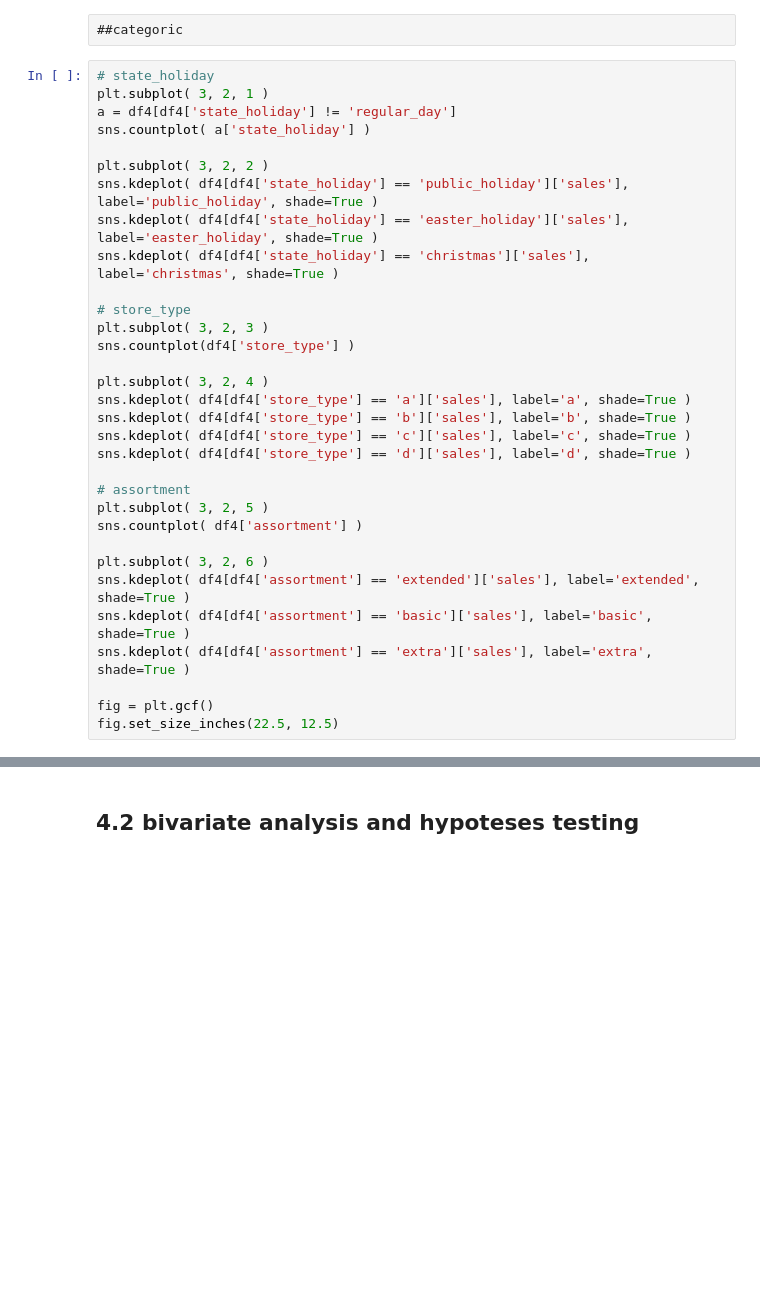
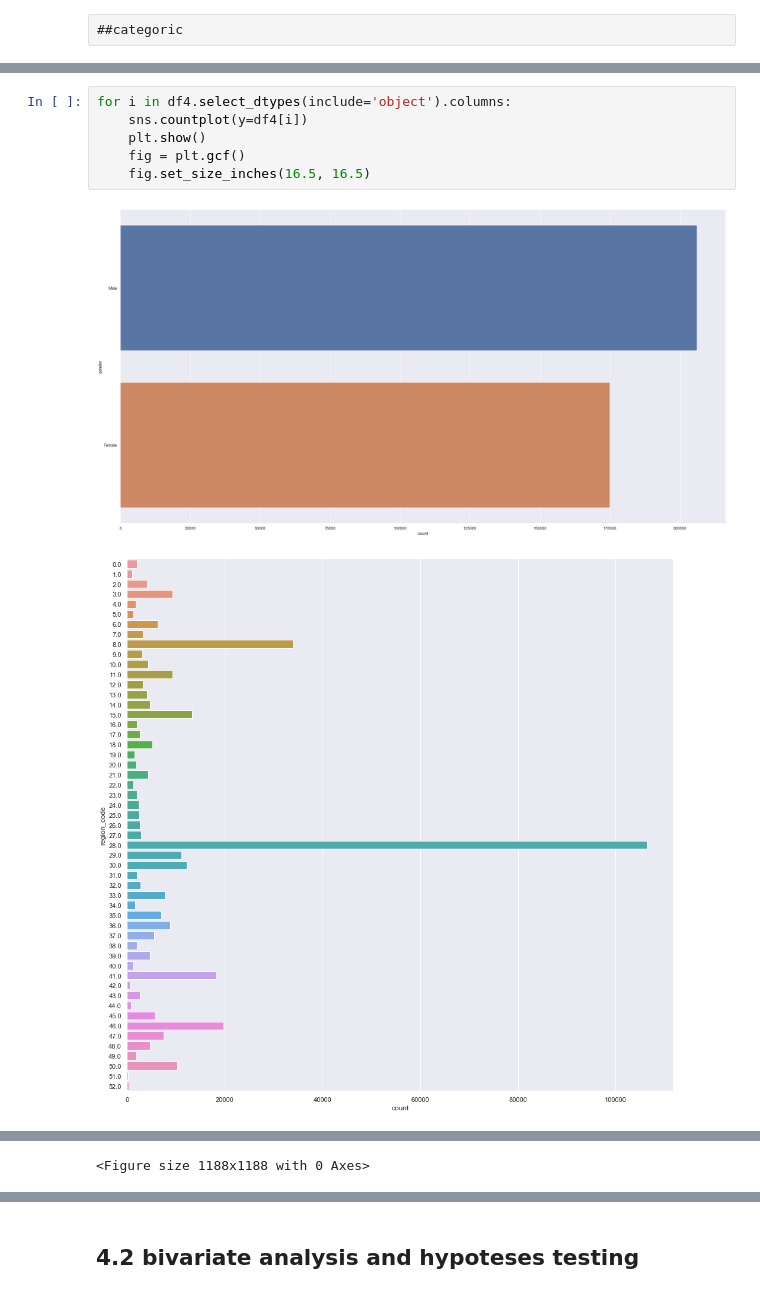
Before and after one commit to ViniciusKos/insurance_cross, a Jupyter notebook: forecast_sales.ipynb, the cells around one changed output, grey strips where cells are left out. Cells and saved outputs as stored; diff of their text form; blank space fills up the shorter version.

```diff
--- a/forecast_sales.ipynb
+++ b/forecast_sales.ipynb
@@ -291,35 +278,3 @@ There's a lot of sales offers concentred in 152 channel.
 There's no concentration in a specific association time with the company.
 # %% [raw]
 ##categoric
-# %%
-# state_holiday
-plt.subplot( 3, 2, 1 )
-a = df4[df4['state_holiday'] != 'regular_day']
-sns.countplot( a['state_holiday'] )
-
-plt.subplot( 3, 2, 2 )
-sns.kdeplot( df4[df4['state_holiday'] == 'public_holiday']['sales'], label='public_holiday', shade=True )
-sns.kdeplot( df4[df4['state_holiday'] == 'easter_holiday']['sales'], label='easter_holiday', shade=True )
-sns.kdeplot( df4[df4['state_holiday'] == 'christmas']['sales'], label='christmas', shade=True )
-
-# store_type
-plt.subplot( 3, 2, 3 )
-sns.countplot(df4['store_type'] )
-
-plt.subplot( 3, 2, 4 )
-sns.kdeplot( df4[df4['store_type'] == 'a']['sales'], label='a', shade=True )
-sns.kdeplot( df4[df4['store_type'] == 'b']['sales'], label='b', shade=True )
-sns.kdeplot( df4[df4['store_type'] == 'c']['sales'], label='c', shade=True )
-sns.kdeplot( df4[df4['store_type'] == 'd']['sales'], label='d', shade=True )
-
-# assortment
-plt.subplot( 3, 2, 5 )
-sns.countplot( df4['assortment'] )
-
-plt.subplot( 3, 2, 6 )
-sns.kdeplot( df4[df4['assortment'] == 'extended']['sales'], label='extended', shade=True )
-sns.kdeplot( df4[df4['assortment'] == 'basic']['sales'], label='basic', shade=True )
-sns.kdeplot( df4[df4['assortment'] == 'extra']['sales'], label='extra', shade=True )
-
-fig = plt.gcf()
-fig.set_size_inches(22.5, 12.5)
@@ -327,0 +287,9 @@ fig.set_size_inches(22.5, 12.5)
+# %%
+for i in df4.select_dtypes(include='object').columns:
+    sns.countplot(y=df4[i])
+    plt.show()
+    fig = plt.gcf()
+    fig.set_size_inches(16.5, 16.5)
+# %% [output]
+[figure, added]
+[figure, added]
@@ -327,0 +299 @@ fig.set_size_inches(22.5, 12.5)
+<Figure size 1188x1188 with 0 Axes>
```
Also changed, not shown: parts of 23 cells of this notebook.
